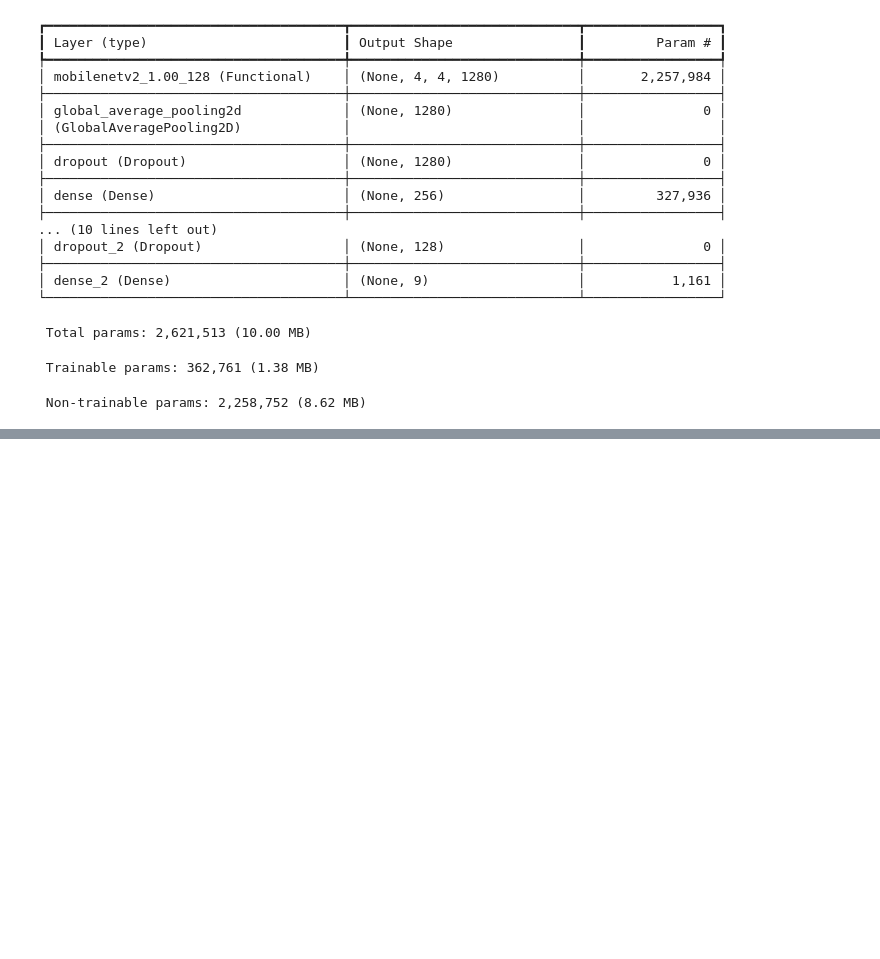
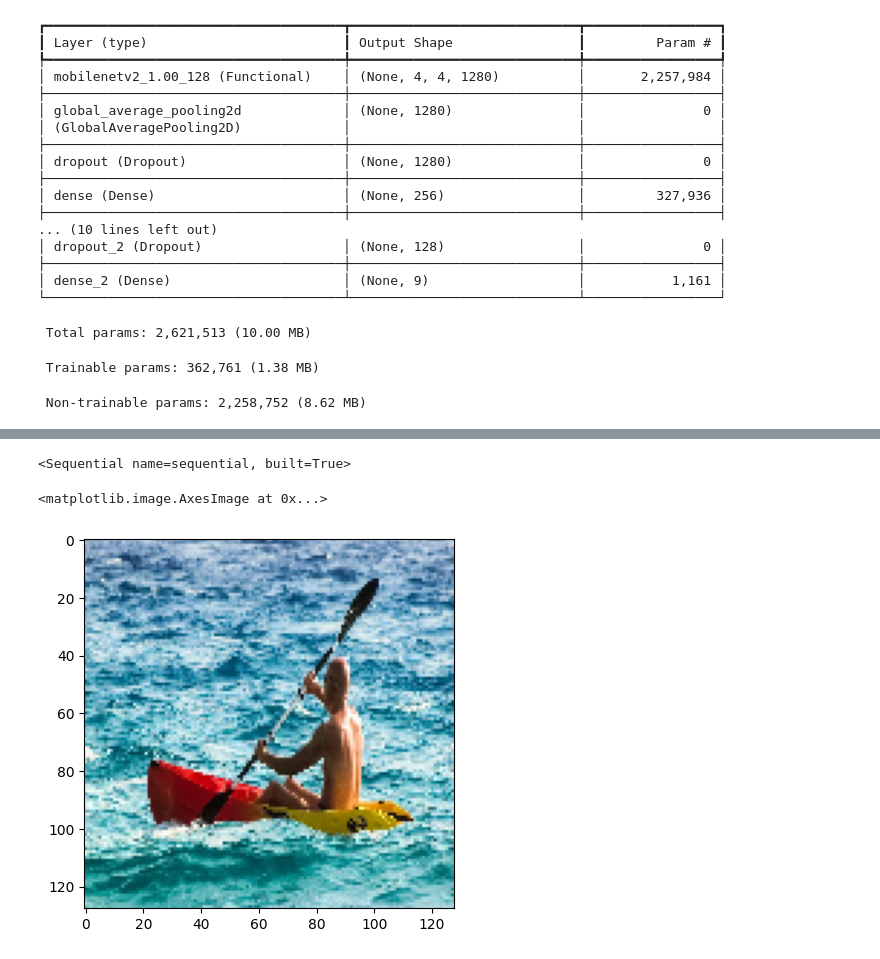
Before and after one commit to agarwalpratik/aiml, a Jupyter notebook: Automating_Port_Operations_DeepLearning_Part2.ipynb, the cells around one changed output, grey strips where cells are left out. Saved outputs shown, nothing was run; the diff lists cells and outputs as text; code cells hidden in the pictures; blank space fills up the shorter version.

```diff
--- a/Automating_Port_Operations_DeepLearning_Part2.ipynb
+++ b/Automating_Port_Operations_DeepLearning_Part2.ipynb
@@ -214,0 +215,13 @@ Epoch 9/50
+# %%
+#Deploy Example
+model
+# %% [output]
+<Sequential name=sequential, built=True>
+# %%
+img = tf.keras.preprocessing.image.load_img('boat_type_classification_dataset/kayak/10.jpg', target_size=(128,128))
+# %%
+import matplotlib.pyplot as plt
+plt.imshow(img)
+# %% [output]
+<matplotlib.image.AxesImage at 0x...>
+[figure, added]
```
Also changed, not shown: parts of 8 cells of this notebook.
